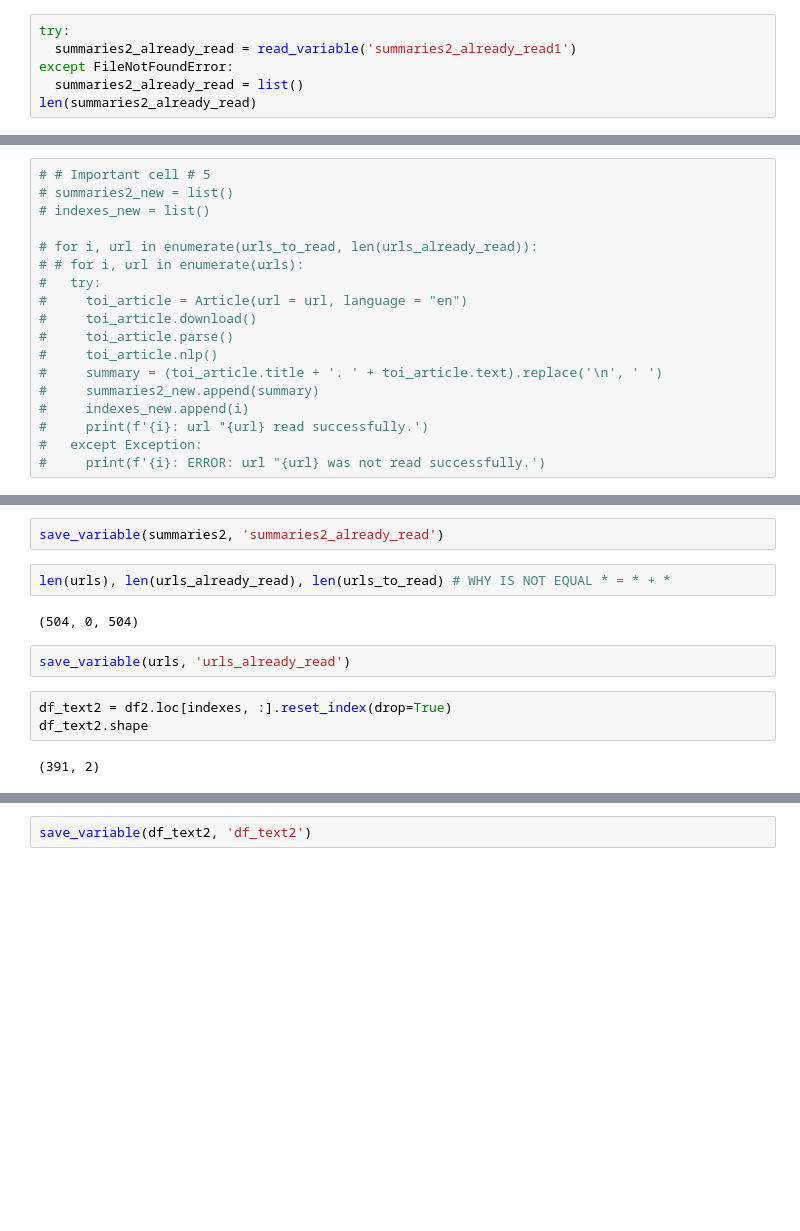
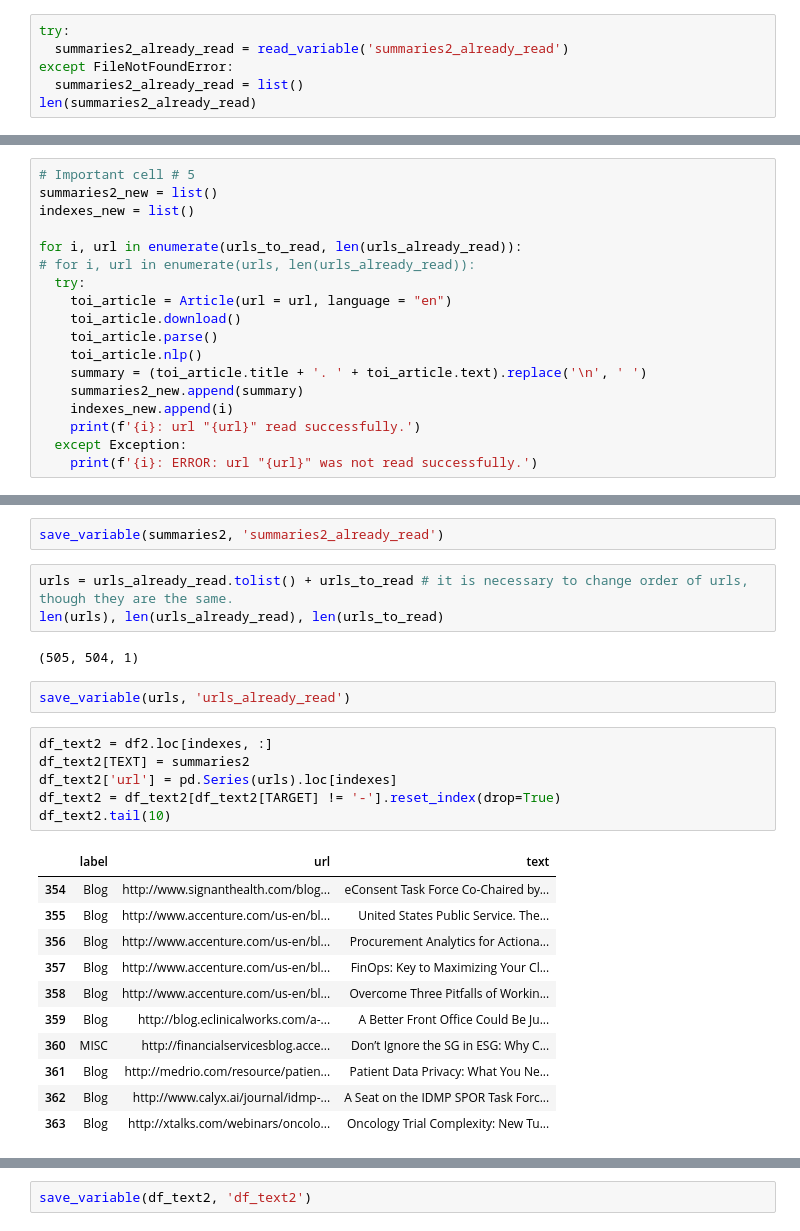
Before and after one commit to hmatzner/text-classification, a Jupyter notebook: url_classification.ipynb, the cells around one changed output, grey strips where cells are left out. Cells and saved outputs as stored; diff of their text form; blank space fills up the shorter version.

Commit message:
fixed bug with df_text2: urls and texts didn't match

```diff
--- a/url_classification.ipynb
+++ b/url_classification.ipynb
@@ -420,6 +429,6 @@ len(indexes_already_read)
 # %%
 try:
-  summaries2_already_read = read_variable('summaries2_already_read1')
+  summaries2_already_read = read_variable('summaries2_already_read')
 except FileNotFoundError:
   summaries2_already_read = list()
 len(summaries2_already_read)
@@ -496,21 +519,21 @@ for i, url in enumerate(urls, len(urls_already_read)):
 502: url "http://medrio.com/resource/patient-data-privacy-what-you-need-to-know/ read successfully.
 503: url "http://www.calyx.ai/journal/idmp-spor-task-force-karen-harry/ read successfully.
 # %%
-# # Important cell # 5
-# summaries2_new = list()
-# indexes_new = list()
+# Important cell # 5
+summaries2_new = list()
+indexes_new = list()
 
-# for i, url in enumerate(urls_to_read, len(urls_already_read)):
-# # for i, url in enumerate(urls):
-#   try:
-#     toi_article = Article(url = url, language = "en")
-#     toi_article.download()
-#     toi_article.parse()
-#     toi_article.nlp()
-#     summary = (toi_article.title + '. ' + toi_article.text).replace('\n', ' ')
-#     summaries2_new.append(summary)
-#     indexes_new.append(i)
-#     print(f'{i}: url "{url} read successfully.')
-#   except Exception:
-#     print(f'{i}: ERROR: url "{url} was not read successfully.')
+for i, url in enumerate(urls_to_read, len(urls_already_read)):
+# for i, url in enumerate(urls, len(urls_already_read)):
+  try:
+    toi_article = Article(url = url, language = "en")
+    toi_article.download()
+    toi_article.parse()
+    toi_article.nlp()
+    summary = (toi_article.title + '. ' + toi_article.text).replace('\n', ' ')
+    summaries2_new.append(summary)
+    indexes_new.append(i)
+    print(f'{i}: url "{url}" read successfully.')
+  except Exception:
+    print(f'{i}: ERROR: url "{url}" was not read successfully.')
 # %% [output]
@@ -566,13 +573,27 @@ len(summaries2), len(summaries2_already_read), len(summaries2_new)
 # %%
 save_variable(summaries2, 'summaries2_already_read')
-# %%
-len(urls), len(urls_already_read), len(urls_to_read) # WHY IS NOT EQUAL * = * + *
-# %% [output]
-(504, 0, 504)
+# %%
+urls = urls_already_read.tolist() + urls_to_read # it is necessary to change order of urls, though they are the same.
+len(urls), len(urls_already_read), len(urls_to_read)
+# %% [output]
+(505, 504, 1)
 # %%
 save_variable(urls, 'urls_already_read')
 # %%
-df_text2 = df2.loc[indexes, :].reset_index(drop=True)
-df_text2.shape
+df_text2 = df2.loc[indexes, :]
+df_text2[TEXT] = summaries2
+df_text2['url'] = pd.Series(urls).loc[indexes]
+df_text2 = df_text2[df_text2[TARGET] != '-'].reset_index(drop=True)
+df_text2.tail(10)
 # %% [output]
-(391, 2)
+|  | label | url | text |
+| 354 | Blog | http://www.signanthealth.com/blog... | eConsent Task Force Co-Chaired by... |
+| 355 | Blog | http://www.accenture.com/us-en/bl... | United States Public Service. The... |
+| 356 | Blog | http://www.accenture.com/us-en/bl... | Procurement Analytics for Actiona... |
+| 357 | Blog | http://www.accenture.com/us-en/bl... | FinOps: Key to Maximizing Your Cl... |
+| 358 | Blog | http://www.accenture.com/us-en/bl... | Overcome Three Pitfalls of Workin... |
+| 359 | Blog | http://blog.eclinicalworks.com/a-... | A Better Front Office Could Be Ju... |
+| 360 | MISC | http://financialservicesblog.acce... | Don’t Ignore the SG in ESG: Why C... |
+| 361 | Blog | http://medrio.com/resource/patien... | Patient Data Privacy: What You Ne... |
+| 362 | Blog | http://www.calyx.ai/journal/idmp-... | A Seat on the IDMP SPOR Task Forc... |
+| 363 | Blog | http://xtalks.com/webinars/oncolo... | Oncology Trial Complexity: New Tu... |
```
Also changed, not shown: parts of 37 cells of this notebook.
